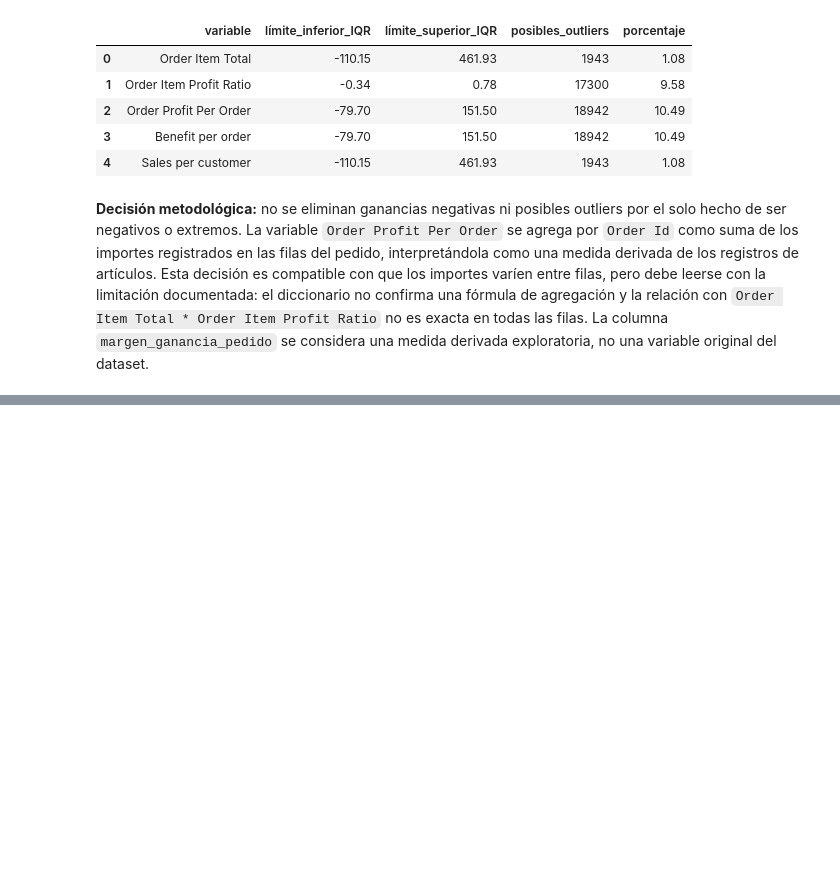
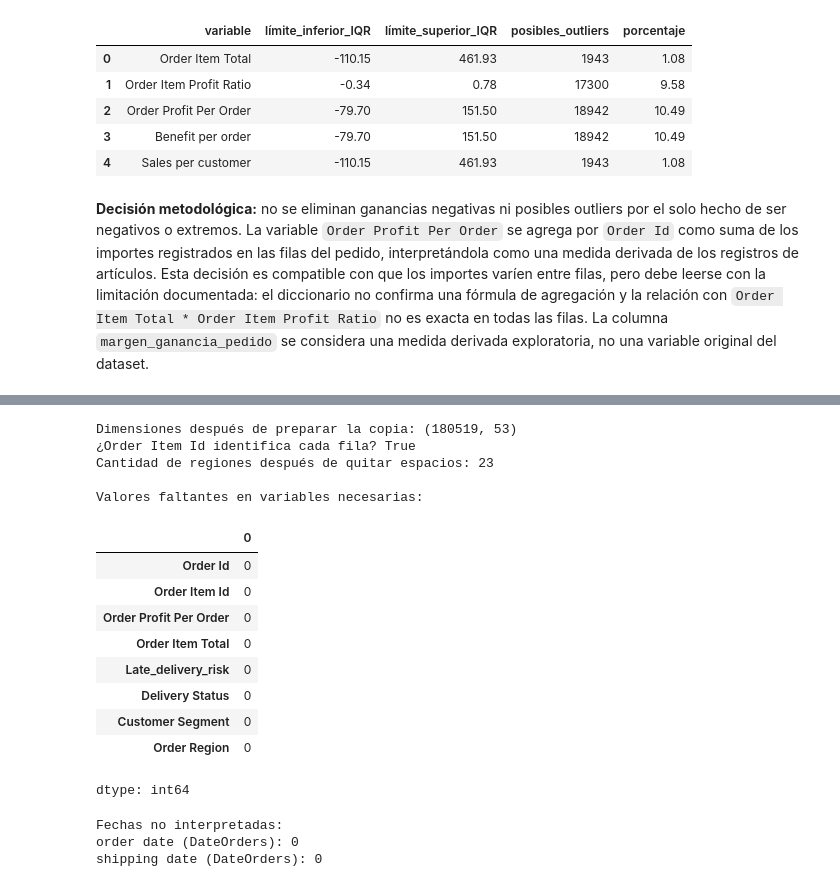
Before and after one commit to JuanchiWienberg/TP---LAB.-DE-MET.-CUANT.-APLICADOS-A-LA-GEST., a Jupyter notebook: TP_Laboratorio_Seccion2_Limpieza_y_Transformaciones.ipynb, the cells around one changed output, grey strips where cells are left out. Saved outputs shown, nothing was run; the diff lists cells and outputs as text; code cells hidden in the pictures; blank space fills up the shorter version.

```diff
--- a/TP_Laboratorio_Seccion2_Limpieza_y_Transformaciones.ipynb
+++ b/TP_Laboratorio_Seccion2_Limpieza_y_Transformaciones.ipynb
@@ -185,0 +192,61 @@ La relación no es exacta en todas las filas; no se reemplaza la variable origin
+# %%
+df_base_preparada = df.copy()
+
+# Normalizar espacios sobrantes en la región
+df_base_preparada["Order Region"] = df_base_preparada["Order Region"].astype("string").str.strip()
+
+# Convertir fechas sin alterar el DataFrame original
+columnas_fecha = [
+    "order date (DateOrders)",
+    "shipping date (DateOrders)"
+]
+
+for columna in columnas_fecha:
+    if columna in df_base_preparada.columns:
+        df_base_preparada[columna] = pd.to_datetime(
+            df_base_preparada[columna],
+            errors="coerce"
+        )
+
+print("Dimensiones después de preparar la copia:", df_base_preparada.shape)
+print("¿Order Item Id identifica cada fila?", df_base_preparada["Order Item Id"].is_unique)
+print("Cantidad de regiones después de quitar espacios:", df_base_preparada["Order Region"].nunique())
+print("\nValores faltantes en variables necesarias:")
+display(
+    df_base_preparada[
+        [
+            "Order Id",
+            "Order Item Id",
+            "Order Profit Per Order",
+            "Order Item Total",
+            "Late_delivery_risk",
+            "Delivery Status",
+            "Customer Segment",
+            "Order Region"
+        ]
+    ].isnull().sum()
+)
+
+print("\nFechas no interpretadas:")
+for columna in columnas_fecha:
+    if columna in df_base_preparada.columns:
+        print(f"{columna}: {df_base_preparada[columna].isna().sum()}")
+# %% [output]
+Dimensiones después de preparar la copia: (180519, 53)
+¿Order Item Id identifica cada fila? True
+Cantidad de regiones después de quitar espacios: 23
+
+Valores faltantes en variables necesarias:
+|  | 0 |
+| Order Id | 0 |
+| Order Item Id | 0 |
+| Order Profit Per Order | 0 |
+| Order Item Total | 0 |
+| Late_delivery_risk | 0 |
+| Delivery Status | 0 |
+| Customer Segment | 0 |
+| Order Region | 0 |
+dtype: int64
+Fechas no interpretadas:
+order date (DateOrders): 0
+shipping date (DateOrders): 0
```
Also changed, not shown: parts of 8 cells of this notebook.
